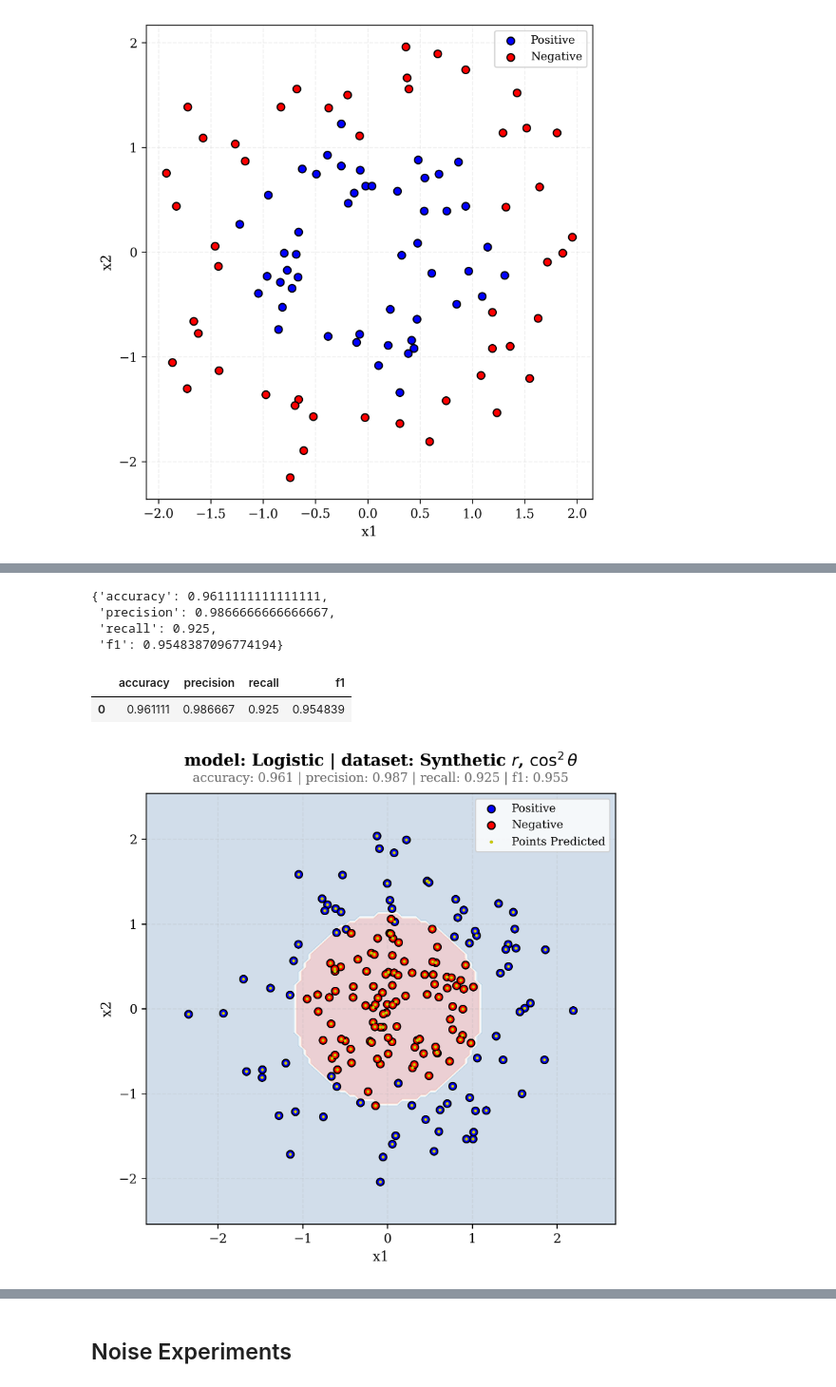
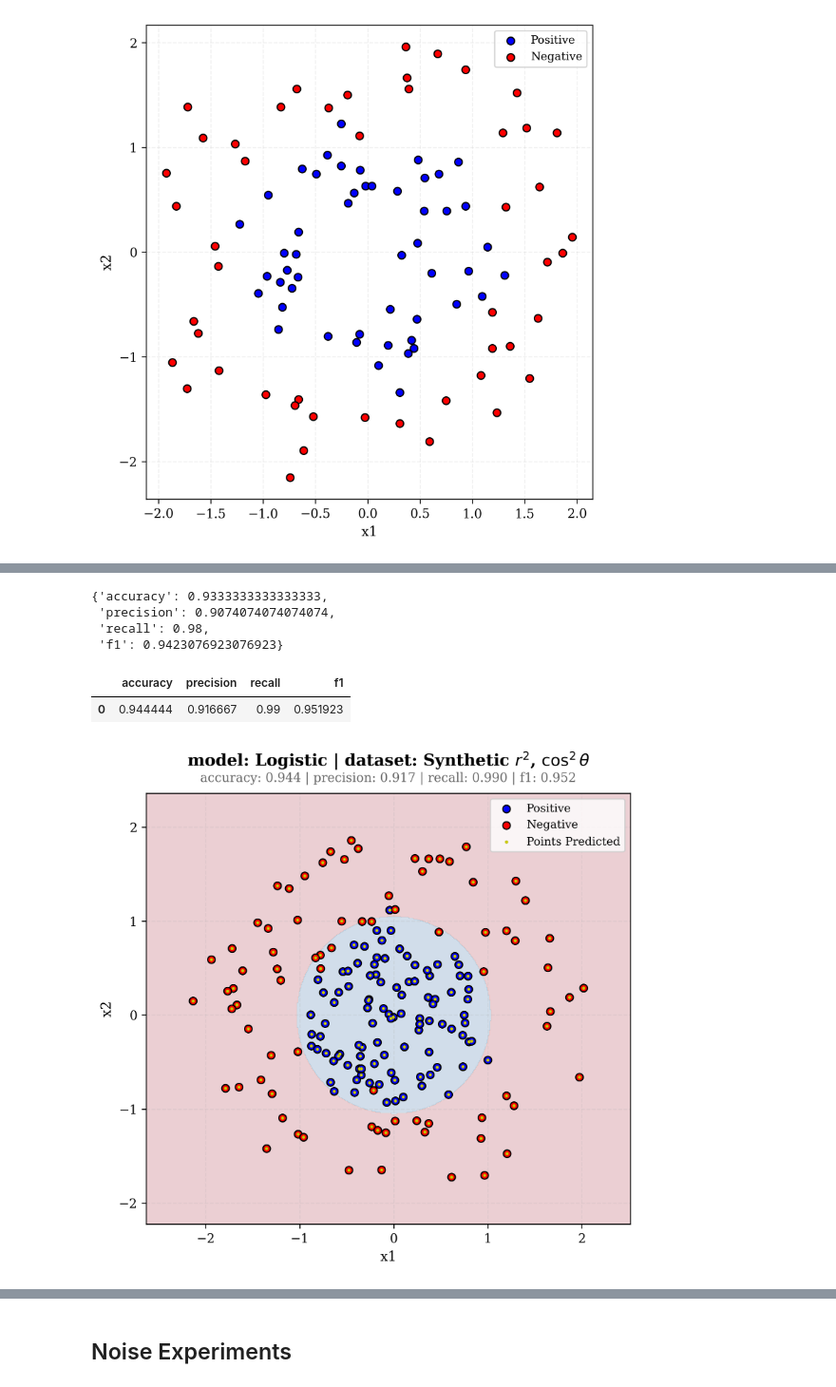
Before and after one commit to apsket/feature-representation-vs-model-complexity, a Jupyter notebook: notebooks/synthetic.ipynb, the cells around one changed output, grey strips where cells are left out. Shown at 95% size. Saved outputs shown, nothing was run; the diff lists cells and outputs as text; code cells hidden in the pictures.

Commit message:
Fixed references to updated curvilinear feature. Modified synthetica data generation color selections to match those of previous figures for visual consistency.

```diff
--- a/notebooks/synthetic.ipynb
+++ b/notebooks/synthetic.ipynb
@@ -56,7 +56,7 @@ X2 = pd.DataFrame(
 )
 
 X = pd.concat([X1, X2])
-y = np.concat([np.zeros(len(X1)), np.ones(len(X2))])
+y = np.concat([np.ones(len(X1)), np.zeros(len(X2))])
 
 X_cart = pd.DataFrame(
     {
@@ -93,12 +93,12 @@ reference_metrics
 # %%
 # Create a Cartesian meshgrid to plot decision boundaries
-grid_x, grid_y, grid_cartesian = create_meshgrid(X_cart)
+grid_x, grid_y, grid_cartesian = create_meshgrid(X_cart, resolution=500)
 
 # Transform meshgrid into polar grid
 grid_polar = cartesian_to_polar(grid_x.ravel(), grid_y.ravel())
 
 # Transform polar into curvilinear grid
-grid_cos_sqd = pd.DataFrame({ 'x1': grid_polar['x1'], 'x2': np.cos(grid_polar['x2'])**2})
+grid_cos_sqd = pd.DataFrame({ 'x1': grid_polar['x1']**2, 'x2': np.cos(grid_polar['x2'])**2})
 # %%
 from src.visualization.decision_boundaries import plot_decision_boundary
 from sklearn.linear_model import LogisticRegression
@@ -157,35 +157,35 @@ display(lr_R_fig)
 # %%
 lr_metricsR.to_dict()
 # %% [output]
-{'accuracy': 0.9611111111111111,
- 'precision': 0.9866666666666667,
- 'recall': 0.925,
- 'f1': 0.9548387096774194}
+{'accuracy': 0.9333333333333333,
+ 'precision': 0.9074074074074074,
+ 'recall': 0.98,
+ 'f1': 0.9423076923076923}
 # %%
 from src.visualization.decision_boundaries import plot_decision_boundary
 from sklearn.linear_model import LogisticRegression
 from src.evaluation.metrics import ModelMetrics
 
 lr_model_cos2 = LogisticRegression(random_state=42)
 lr_model_cos2.fit(X, y)
-lr_metrics_cos2 = ModelMetrics('Logistic Regression', 'r,cos2()', y, lr_model_cos2.predict(X))
+lr_metrics_cos2 = ModelMetrics('Logistic Regression', 'r^2,cos2()', y, lr_model_cos2.predict(X))
 lr_metrics_cos2.compute_metrics()
 display(lr_metrics_cos2.to_pandas())
 
 dataset_label = r'$\cos^2{\theta}$'
 
 lr_fig, lr_ax = plot_decision_boundary(
     model=lr_model_cos2, dataset_X=X_cart, dataset_y=y,
     prediction_domain=grid_cos_sqd, grid_x=grid_x, grid_y=grid_y,
-    title=f'model: Logistic | dataset: Synthetic $r$, {dataset_label}',
+    title=f'model: Logistic | dataset: Synthetic $r^2$, {dataset_label}',
     metrics=lr_metrics_cos2.to_dict()
 )
 lr_ax.set_aspect('equal')
 display(lr_fig)
 # %% [output]
 |  | accuracy | precision | recall | f1 |
-| 0 | 0.961111 | 0.986667 | 0.925 | 0.954839 |
+| 0 | 0.944444 | 0.916667 | 0.99 | 0.951923 |
-[figure, old version]
+[figure, new version]
 # %%
 lr_metrics_cos2.to_dict()
 # %% [output]
```
Also changed, not shown: parts of 20 cells of this notebook, 2 other files.
